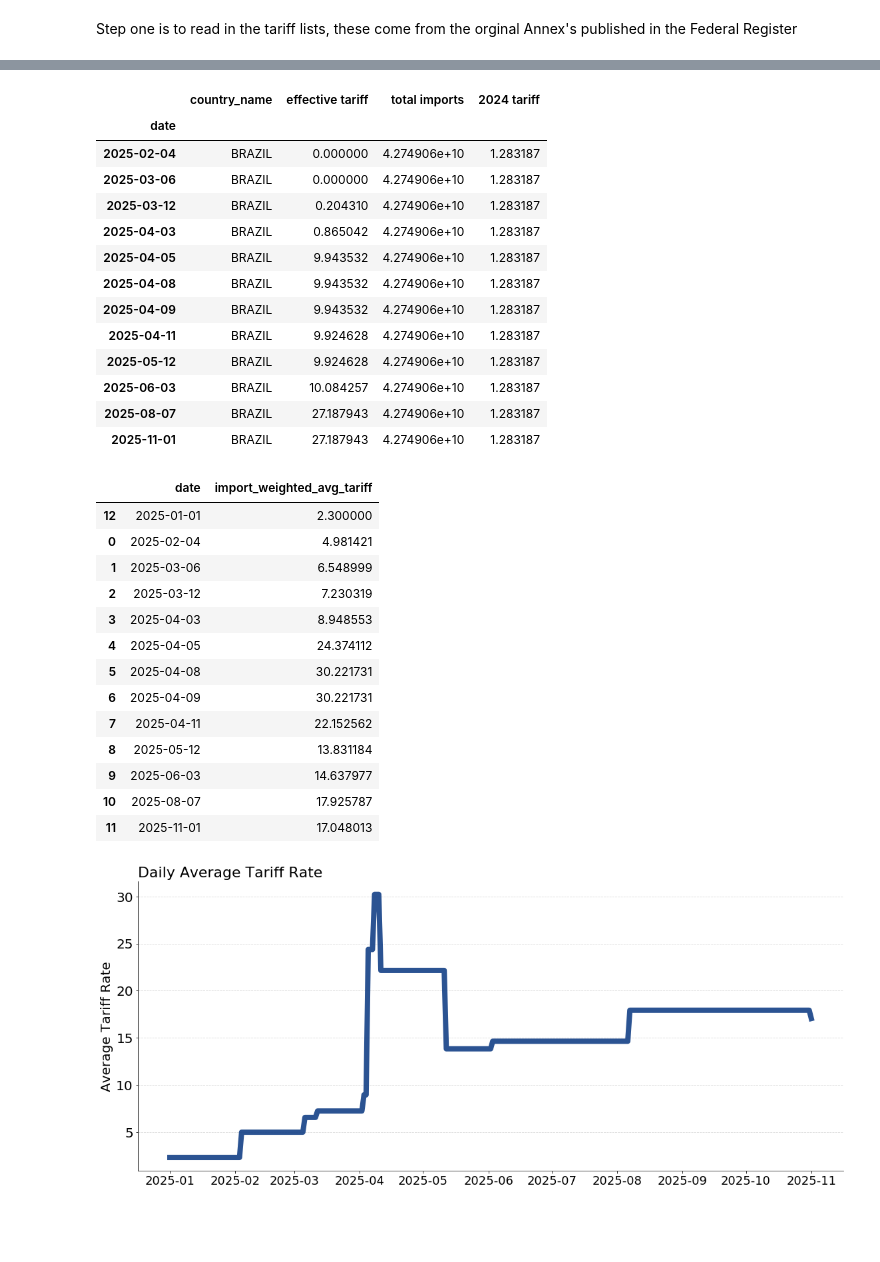
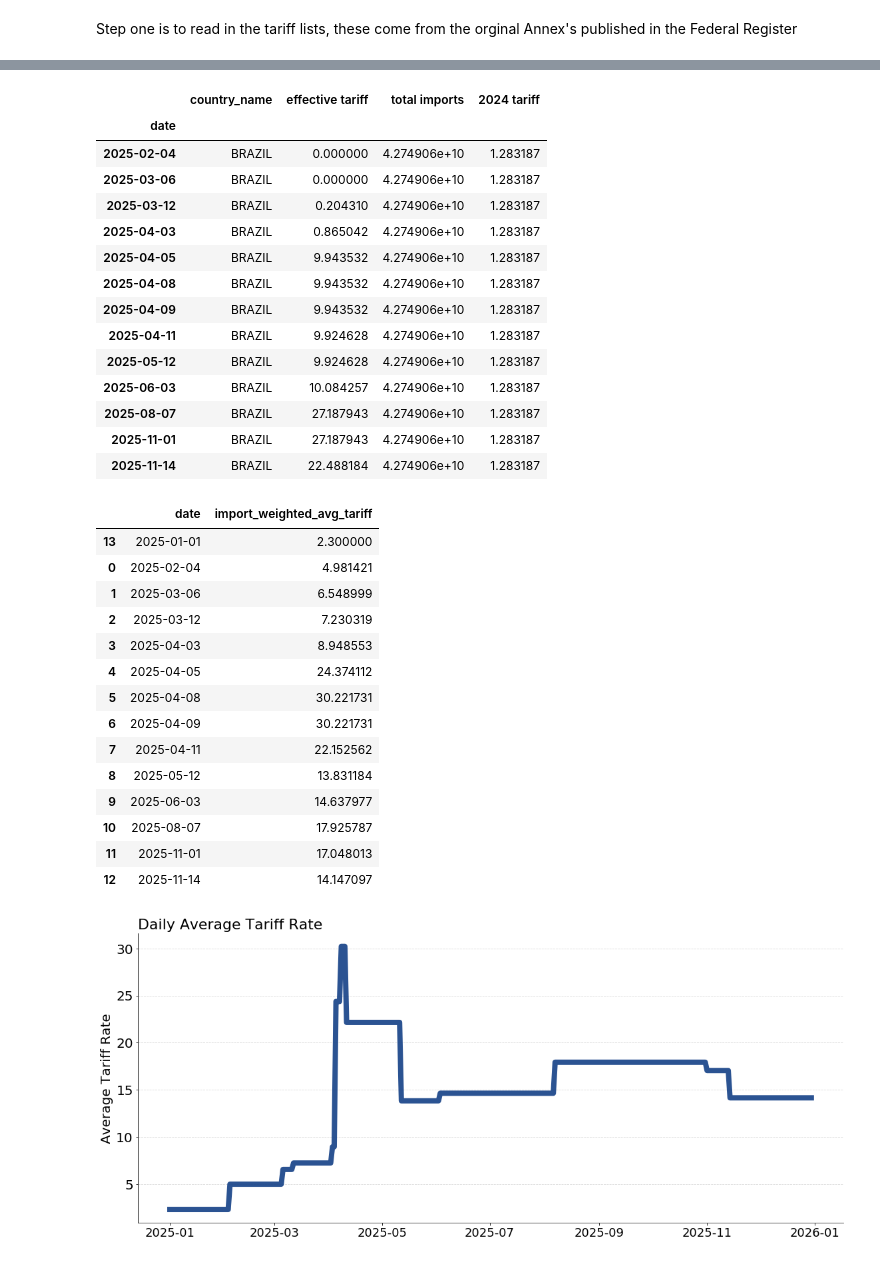
Before and after one commit to tradewartracker/trade-war-redux-2025, a Jupyter notebook: make-tariff-by-country-by-time.ipynb, the cells around one changed output, grey strips where cells are left out. Drawn from its saved outputs; the diff is of its cells as text; code cells hidden in the pictures; blank space fills up the shorter version.

Commit message:
updated with new food tariffs

```diff
--- a/make-tariff-by-country-by-time.ipynb
+++ b/make-tariff-by-country-by-time.ipynb
@@ -146,4 +146,6 @@ brazil_nonaircraft_exemptions = pd.read_csv('./tariff-lists/brazil-non-airplane-
 
 brazil_aircraft_exemptions = pd.read_csv('./tariff-lists/brazil-airplane-exemptions.csv', dtype={'HTSUS': str})
 
+nov_exemptions_list = pd.read_csv('./tariff-lists/annex-II-exemptions-nov14.csv', dtype={'HTSUS': str})
+
 # country_list = pd.read_csv('./tariff-lists/reciprocal-tariffs-annex-I.csv',dtype={'CTY_CODE': str})
@@ -468,6 +470,12 @@ def tariff_imports(df, cnty_code, tariff, date):
 
             df.loc[exemption_phones, "tariff"] = 20.0 - 10.0 # take 10 percent off the phones
 
+    if date >= pd.to_datetime("2025-11-14"):
+
+        nov_exemption = df["HS8"].isin(nov_exemptions_list["HTSUS"].tolist())
+
+        df.loc[nov_exemption, "tariff"]  = 0.0
+
 
     return df
 # %%
@@ -476,7 +484,7 @@ df = pd.DataFrame()
 tariffs_by_date = pd.DataFrame(columns=['country_name',"effective tariff", "total imports", "date"])
 
 date_strings = ["2025-02-04", "2025-03-06", "2025-03-12", "2025-04-03", "2025-04-05",
-                "2025-04-08","2025-04-09","2025-04-11","2025-05-12","2025-06-03", "2025-08-07", "2025-11-01"]
+                "2025-04-08","2025-04-09","2025-04-11","2025-05-12","2025-06-03", "2025-08-07", "2025-11-01", "2025-11-14"]
 
 
 for date_str in date_strings:
@@ -535,6 +543,7 @@ tariffs_by_date[tariffs_by_date["country_name"] == "BRAZIL"]
 | 2025-06-03 | BRAZIL | 10.084257 | 4.274906e+10 | 1.283187 |
 | 2025-08-07 | BRAZIL | 27.187943 | 4.274906e+10 | 1.283187 |
 | 2025-11-01 | BRAZIL | 27.187943 | 4.274906e+10 | 1.283187 |
+| 2025-11-14 | BRAZIL | 22.488184 | 4.274906e+10 | 1.283187 |
 # %%
 weighted_avg_tariff = (
     tariffs_by_date
@@ -564,7 +573,7 @@ weighted_avg_tariff = weighted_avg_tariff.sort_values('date')
 weighted_avg_tariff
 # %% [output]
 |  | date | import_weighted_avg_tariff |
-| 12 | 2025-01-01 | 2.300000 |
+| 13 | 2025-01-01 | 2.300000 |
 | 0 | 2025-02-04 | 4.981421 |
 | 1 | 2025-03-06 | 6.548999 |
 | 2 | 2025-03-12 | 7.230319 |
@@ -577,12 +586,13 @@ weighted_avg_tariff
 | 9 | 2025-06-03 | 14.637977 |
 | 10 | 2025-08-07 | 17.925787 |
 | 11 | 2025-11-01 | 17.048013 |
+| 12 | 2025-11-14 | 14.147097 |
 # %%
 # 1. Set date as index if not already
 weighted_avg_tariff = weighted_avg_tariff.set_index('date')
 
 # 2. Create a regular date range (e.g., daily)
-full_range = pd.date_range(weighted_avg_tariff.index.min(), '2025-12-01', freq='D')
+full_range = pd.date_range(weighted_avg_tariff.index.min(), '2025-12-30', freq='D')
 
 # 3. Reindex and forward-fill missing values
 weighted_avg_tariff_filled = weighted_avg_tariff.reindex(full_range).ffill()
@@ -594,34 +604,34 @@ weighted_avg_tariff_filled = weighted_avg_tariff_filled.reset_index().rename(col
 fig, ax = plt.subplots(figsize = (19,8))
 
 mike_blue = tuple(np.array([20, 64, 134]) / 255)
 
 ax.plot(weighted_avg_tariff_filled['date'], weighted_avg_tariff_filled['import_weighted_avg_tariff'],
         alpha=0.90, color=mike_blue, linewidth=8, linestyle="-")
 
 
 
 # ax.plot(weighted_avg_tariff.date, weighted_avg_tariff.import_weighted_avg_tariff, alpha = 0.90, color = mike_blue, linewidth = 8, linestyle= "-")
 
 # ax.plot(merged_df.time.tail(2), merged_df.tariff.tail(2), alpha = 0.90, color = "darkred", linewidth = 8, linestyle= "-")
 
 ax.set_ylabel('Average Tariff Rate', fontsize = 20)
 
 ax.set_title("Daily Average Tariff Rate", fontsize = 22, loc= "left" )
 
 # ax.set_xlim(dt.datetime(1928,1,31),dt.datetime(2028,1,1))
 
 # ax.set_ylim(0,30)
 
 ax.yaxis.grid(alpha= 0.5, linestyle= "--")
 
 ax.tick_params(axis='x', labelsize=18)  # Change font size of x-axis tick labels
 ax.tick_params(axis='y', labelsize=20)  # Change font size of y-axis tick labels
 
 ax.spines["right"].set_visible(False)
 
 ax.spines["top"].set_visible(False)
 # %% [output]
-[figure, old version]
+[figure, new version]
 # %%
 weighted_avg_tariff_filled.to_csv("daily-tariff-latest-data.csv")
 # %%
```
Also changed, not shown: parts of 7 cells of this notebook, 5 other files.
